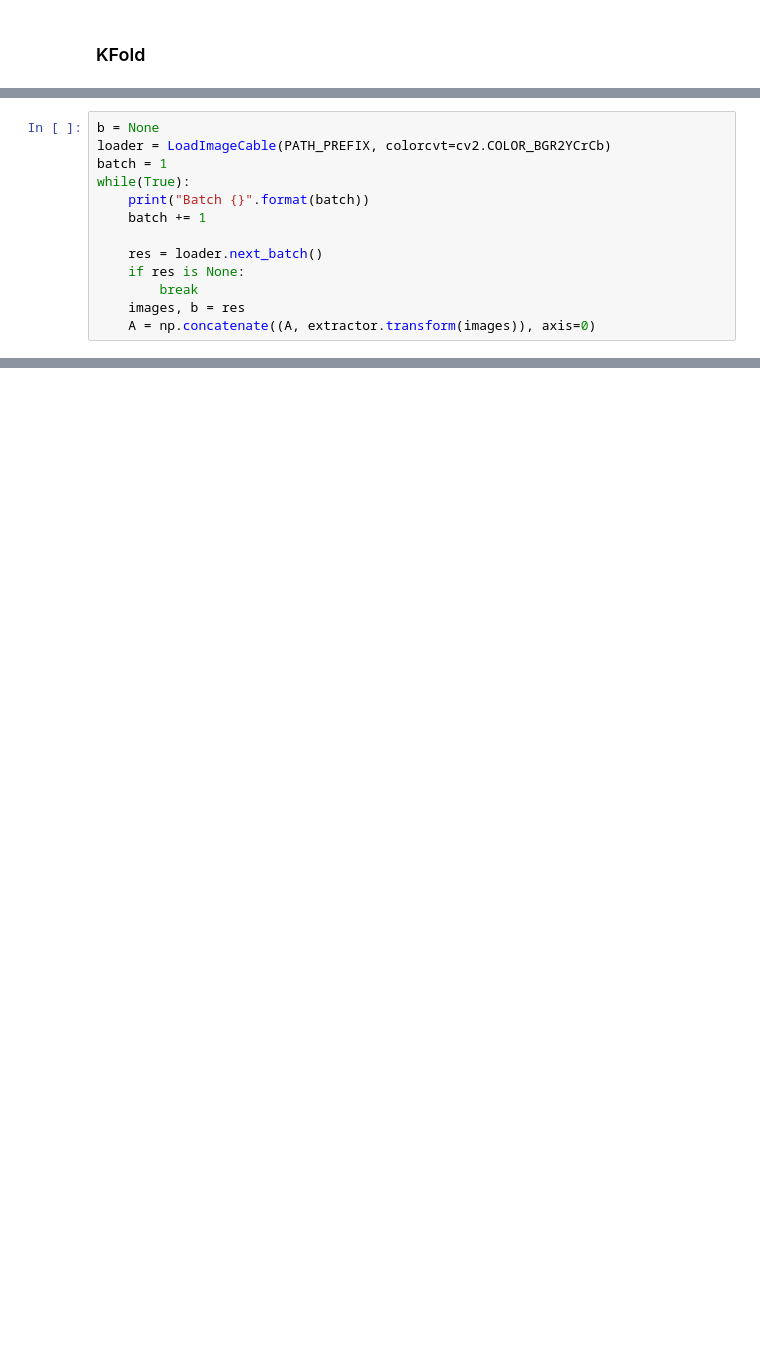
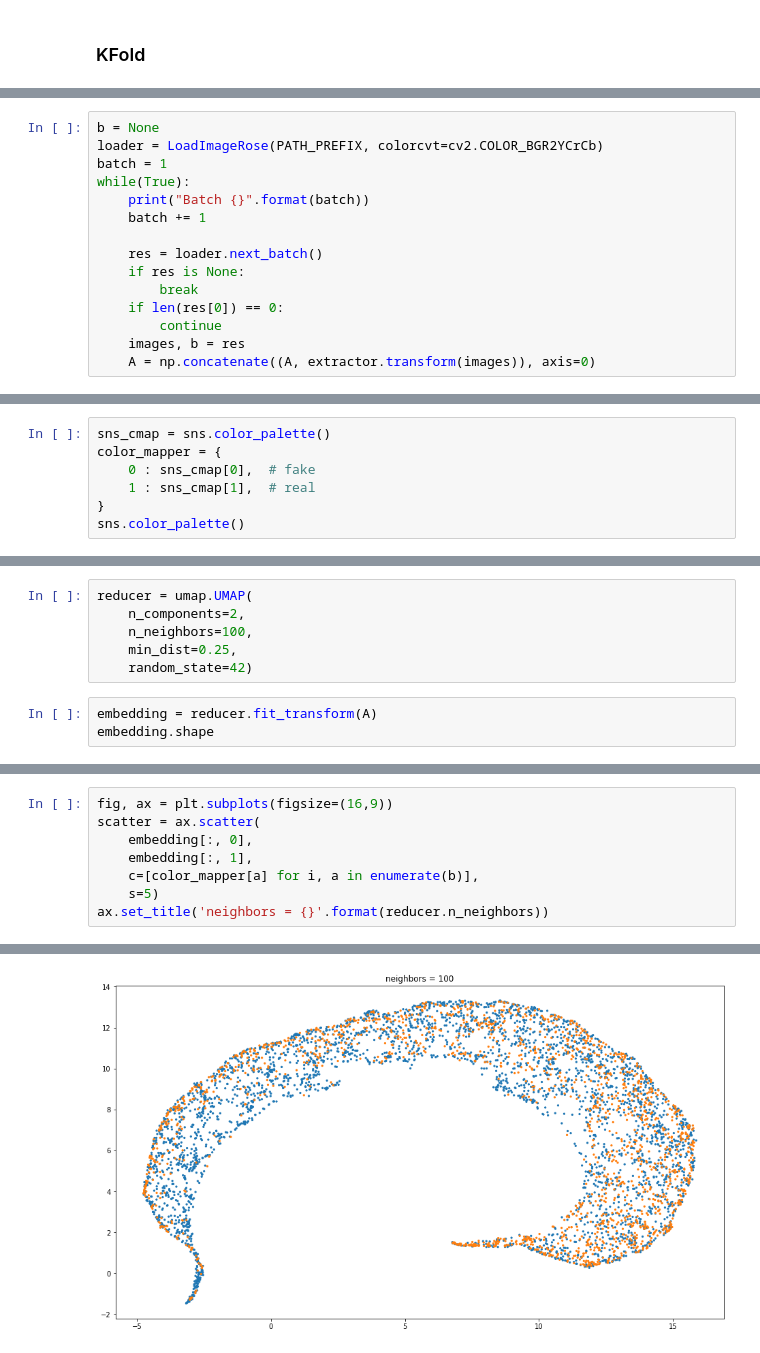
Before and after one commit to nnthien2001/WaveletNoise, a Jupyter notebook: edl.ipynb, the cells around one changed output, grey strips where cells are left out. Drawn from its saved outputs; the diff is of its cells as text; blank space fills up the shorter version.

```diff
--- a/edl.ipynb
+++ b/edl.ipynb
@@ -344,7 +390,7 @@ A = np.empty((1, 3*2*(3*LEVEL+1)))  # channels * #feature * (#high_img * levels
 # A = np.empty((1, 59))
 # %%
 b = None
-loader = LoadImageCable(PATH_PREFIX, colorcvt=cv2.COLOR_BGR2YCrCb)
+loader = LoadImageRose(PATH_PREFIX, colorcvt=cv2.COLOR_BGR2YCrCb)
 batch = 1
 while(True):
     print("Batch {}".format(batch))
@@ -353,6 +399,8 @@ while(True):
     res = loader.next_batch()
     if res is None:
         break
+    if len(res[0]) == 0:
+        continue
     images, b = res
     A = np.concatenate((A, extractor.transform(images)), axis=0)
 # %% [output]
@@ -369,0 +446,7 @@ A.shape
+# %%
+sns_cmap = sns.color_palette()
+color_mapper = {
+    0 : sns_cmap[0],  # fake
+    1 : sns_cmap[1],  # real
+}
+sns.color_palette()
@@ -369,0 +464,9 @@ A.shape
+# %%
+reducer = umap.UMAP(
+    n_components=2,
+    n_neighbors=100,
+    min_dist=0.25,
+    random_state=42)
+# %%
+embedding = reducer.fit_transform(A)
+embedding.shape
@@ -369,0 +475,9 @@ A.shape
+# %%
+fig, ax = plt.subplots(figsize=(16,9))
+scatter = ax.scatter(
+    embedding[:, 0],
+    embedding[:, 1],
+    c=[color_mapper[a] for i, a in enumerate(b)],
+    s=5)
+ax.set_title('neighbors = {}'.format(reducer.n_neighbors))
+# %% [output]
@@ -369,0 +485 @@ A.shape
+[figure, added]
```
Also changed, not shown: parts of 38 cells of this notebook, 49 other files.
